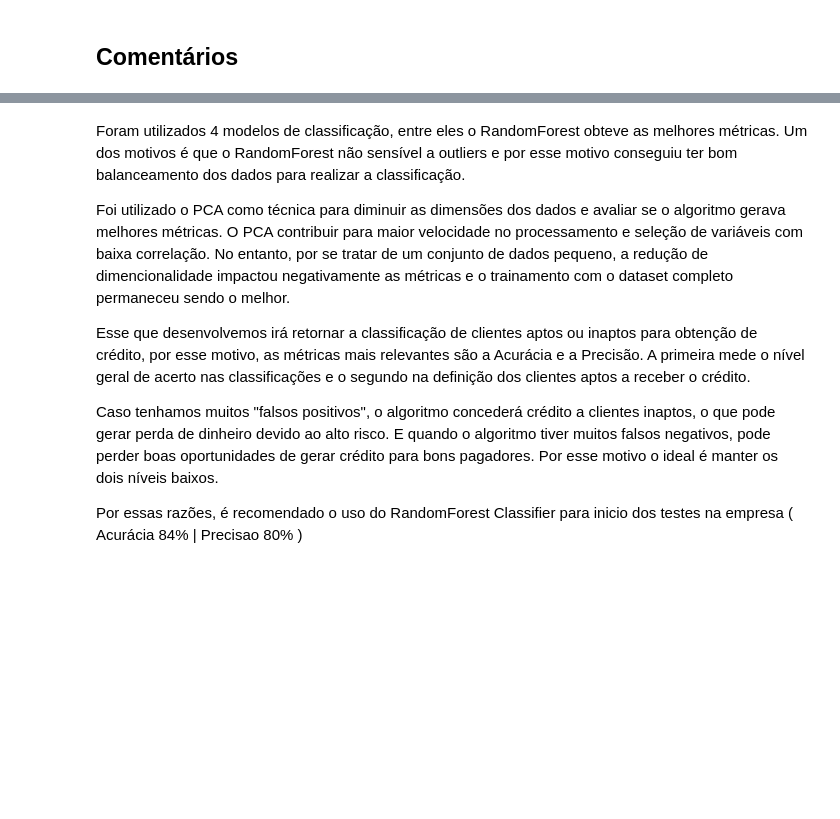
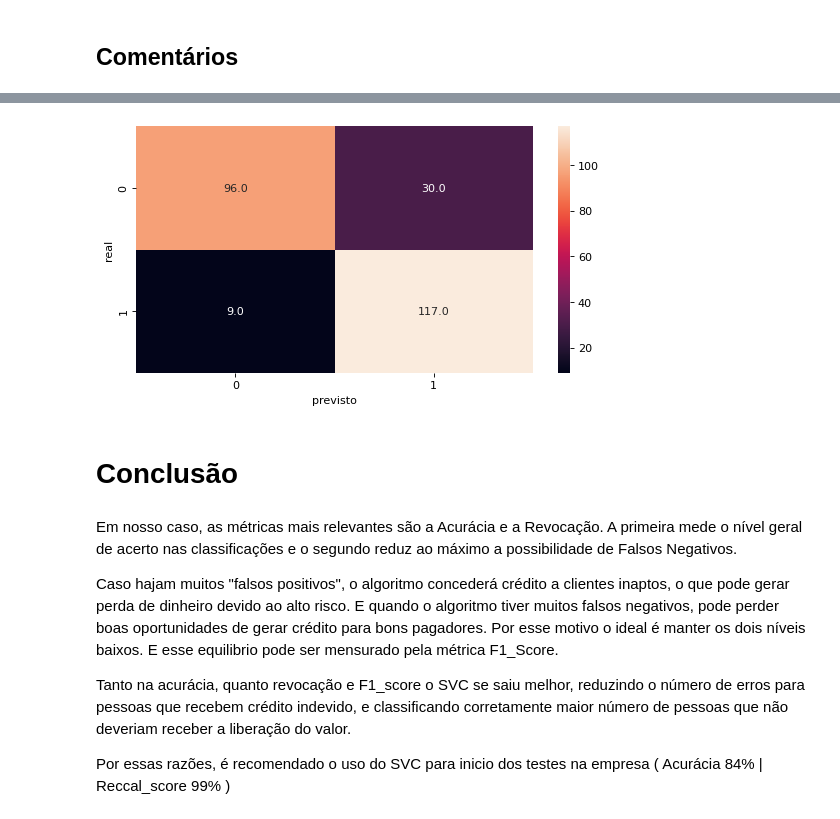
Before and after one commit to LucasBezerraSantos/Projetos_Pessoias, a Jupyter notebook: Analise_de_credito_imobiliario.ipynb, the cells around one changed output, grey strips where cells are left out. Saved outputs shown, nothing was run; the diff lists cells and outputs as text; code cells hidden in the pictures; blank space fills up the shorter version.

Commit message:
Classificação de clientes aptos para receber crédito

```diff
--- a/Analise_de_credito_imobiliario.ipynb
+++ b/Analise_de_credito_imobiliario.ipynb
@@ -422,0 +823,6 @@ plt.show()
+# %%
+modelo_final_Random = RandomForestClassifier(class_weight= 'balanced', criterion= 'gini', max_depth= 11,
+                                            min_samples_leaf= 1, min_samples_split= 14, n_estimators= 100)
+
+modelo_final_Random.fit(X_train, y_train)
+previsao_random = modelo_final_Random.predict(X_test)
@@ -423,10 +842,17 @@ plt.show()
+# %%
+set()
+plt.figure(figsize=(8,4), dpi=80)
+sns.heatmap(confusion_matrix(y_test, previsao_random), annot=True, fmt='.1f').set(xlabel = 'previsto', ylabel= 'real')
+plt.show()
+# %% [output]
+[figure, added]
+# %% [markdown]
+# Conclusão
 # %% [markdown]
-Foram utilizados 4 modelos de classificação, entre eles o RandomForest obteve as melhores métricas. Um dos motivos é que o RandomForest não sensível a outliers e por esse motivo conseguiu ter bom balanceamento dos dados para realizar a classificação.
+Em nosso caso, as métricas mais relevantes são a Acurácia e a Revocação. A primeira mede o nível geral de acerto nas classificações e o segundo reduz ao máximo a possibilidade de Falsos Negativos.
 
-Foi utilizado o PCA como técnica para diminuir as dimensões dos dados e avaliar se o algoritmo gerava melhores métricas. O PCA contribuir para maior velocidade no processamento e seleção de variáveis com baixa correlação. No entanto, por se tratar de um conjunto de dados pequeno, a redução de dimencionalidade impactou negativamente as métricas e o trainamento com o dataset completo permaneceu sendo o melhor.
+Caso hajam muitos "falsos positivos", o algoritmo concederá crédito a clientes inaptos, o que pode gerar perda de dinheiro devido ao alto risco. E quando o algoritmo tiver muitos falsos negativos, pode perder boas oportunidades de gerar crédito para bons pagadores. Por esse motivo o ideal é manter os dois níveis baixos. E esse equilibrio pode ser mensurado pela métrica F1_Score.
 
-Esse que desenvolvemos irá retornar a classificação de clientes aptos ou inaptos para obtenção de crédito, por esse motivo, as métricas mais relevantes são a Acurácia e a Precisão. A primeira mede o nível geral de acerto nas classificações e o segundo na definição dos clientes aptos a receber o crédito.
+Tanto na acurácia, quanto revocação e F1_score o SVC se saiu melhor, reduzindo o número de erros para pessoas que recebem crédito indevido, e classificando corretamente maior número de pessoas que não deveriam receber a liberação do valor.
 
-Caso tenhamos muitos "falsos positivos", o algoritmo concederá crédito a clientes inaptos, o que pode gerar perda de dinheiro devido ao alto risco. E quando o algoritmo tiver muitos falsos negativos, pode perder boas oportunidades de gerar crédito para bons pagadores. Por esse motivo o ideal é manter os dois níveis baixos.
-
-Por essas razões, é recomendado o uso do RandomForest Classifier para inicio dos testes na empresa ( Acurácia 84% | Precisao 80% )
+Por essas razões, é recomendado o uso do SVC para inicio dos testes na empresa ( Acurácia 84% | Reccal_score 99% )
```
Also changed, not shown: parts of 62 cells of this notebook.
